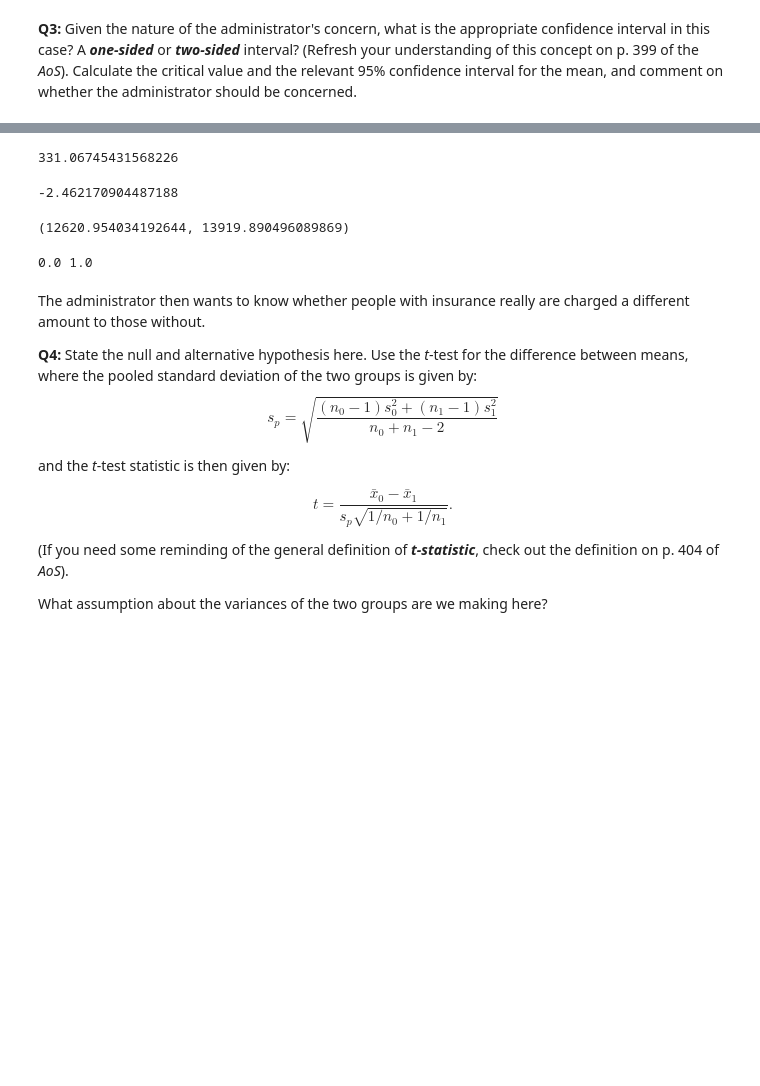
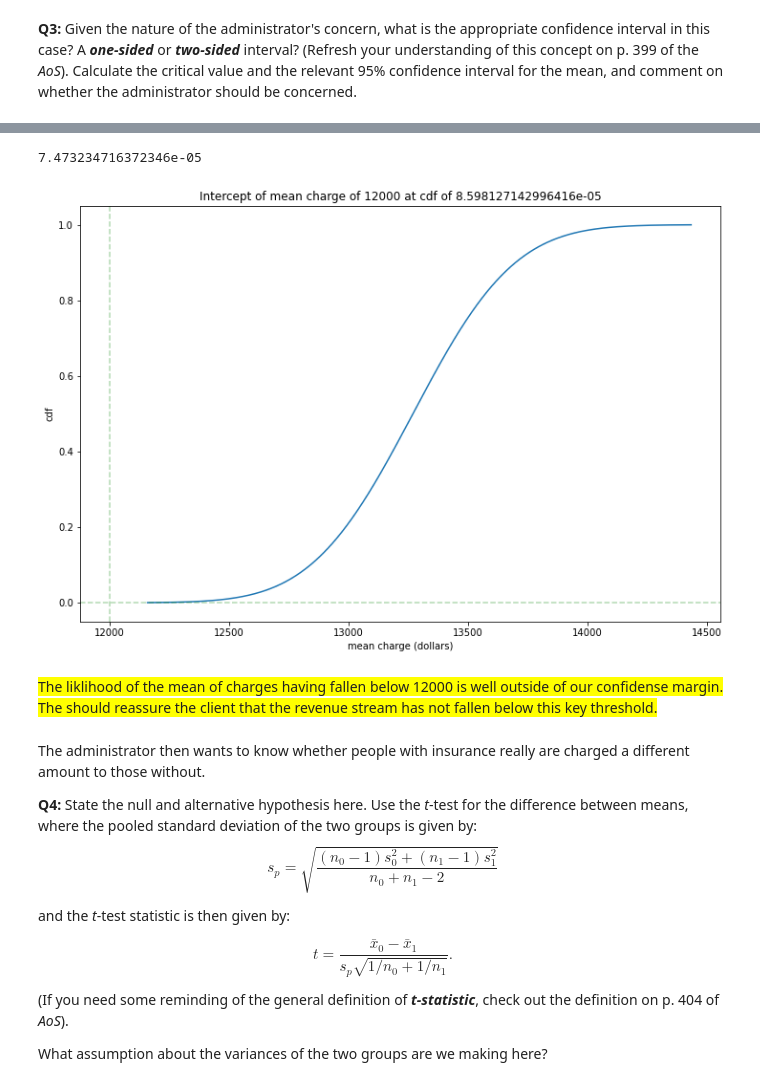
Before and after one commit to tamarahorne/Springboard, a Jupyter notebook: Case Studies/Frequentist Case Study/Frequentist Inference Case Study - Part B (2).ipynb, the cells around one changed output, grey strips where cells are left out. Saved outputs shown, nothing was run; the diff lists cells and outputs as text; code cells hidden in the pictures; blank space fills up the shorter version.

```diff
--- a/Case Studies/Frequentist Case Study/Frequentist Inference Case Study - Part B (2).ipynb
+++ b/Case Studies/Frequentist Case Study/Frequentist Inference Case Study - Part B (2).ipynb
@@ -159,25 +131,29 @@ n
-# %%
-standard_error = sample_std/(np.sqrt(n))
-standard_error
-# %% [output]
-331.06745431568226
-# %%
-t_stat = (sample_mean - pop_mean) / standard_error
-t_stat
-# %% [output]
--2.462170904487188
-# %%
-# ???
-charges_t = t.interval(alpha=0.95, df=len(charges)-1, loc=np.mean(charges), scale=sem(charges))
-charges_t
-# %% [output]
-(12620.954034192644, 13919.890496089869)
-# %%
-# ???
-t_statistic, p_value = ttest_1samp(a=charges, popmean=sample_mean)
-print(t_statistic, p_value)
-# %% [output]
-0.0 1.0
+# %%
+x = np.sort(boot)
+v = norm(np.mean(x), np.std(x))
+y = v.cdf(x)
+
+print(v.cdf(12000))
+# %% [output]
+7.473234716372346e-05
+# %%
+#plot cdf
+_ = plt.subplots(figsize=(12,8))
+_ = plt.plot(x,y)
+
+_ = plt.axvline(x=12000, color='g', alpha=0.3, linestyle='--')
+_ = plt.axhline(v.cdf(12000), color='g', alpha=0.3, linestyle='--')
+
+
+#_ = plt.axvline(12000, color='g')
+#_ = plt.axhline(0.8413447460685429, color='g')
+_ = plt.xlabel('mean charge (dollars)')
+_ = plt.ylabel('cdf')
+_ = plt.title('Intercept of mean charge of 12000 at cdf of 8.598127142996416e-05')
+# %% [output]
+[figure, added]
+# %% [markdown]
+<span style='background :yellow' >The liklihood of the mean of charges having fallen below 12000 is well outside of our confidense margin.  The should reassure the client that the revenue stream has not fallen below this key threshold.</span>
 # %% [markdown]
 The administrator then wants to know whether people with insurance really are charged a different amount to those without.
 
```
Also changed, not shown: parts of 42 cells of this notebook.
